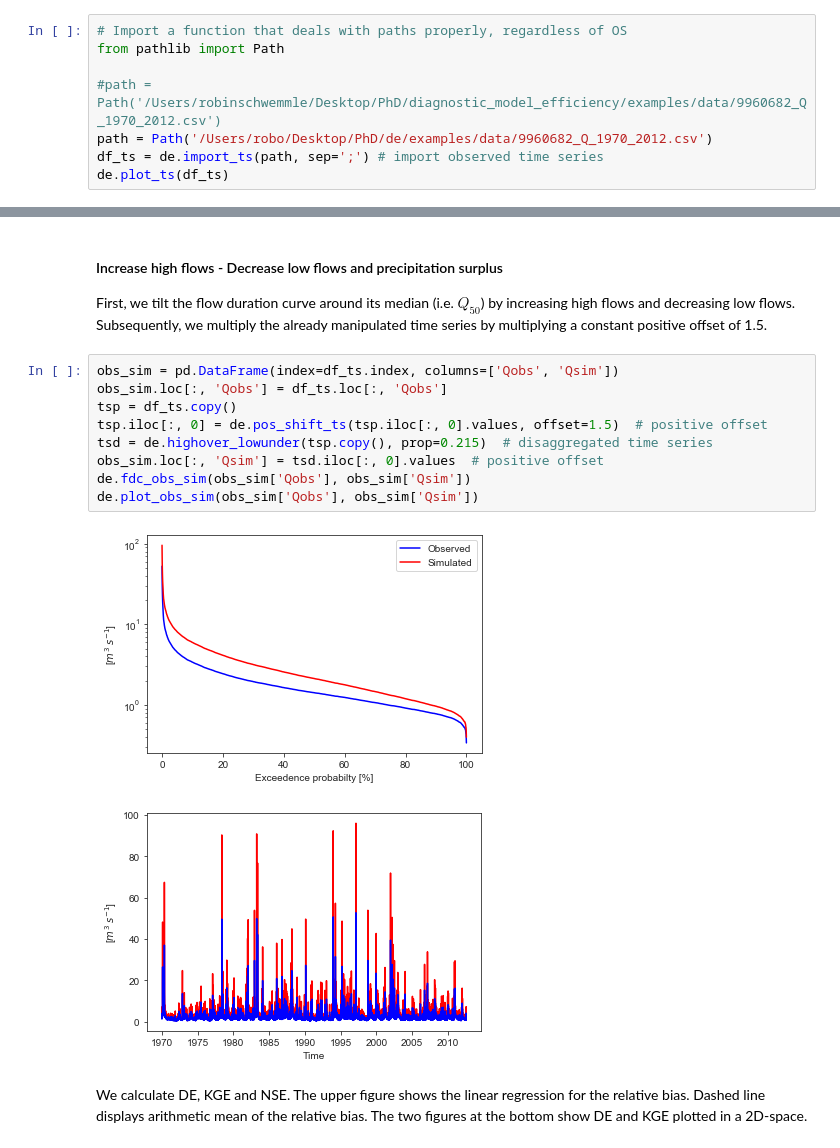
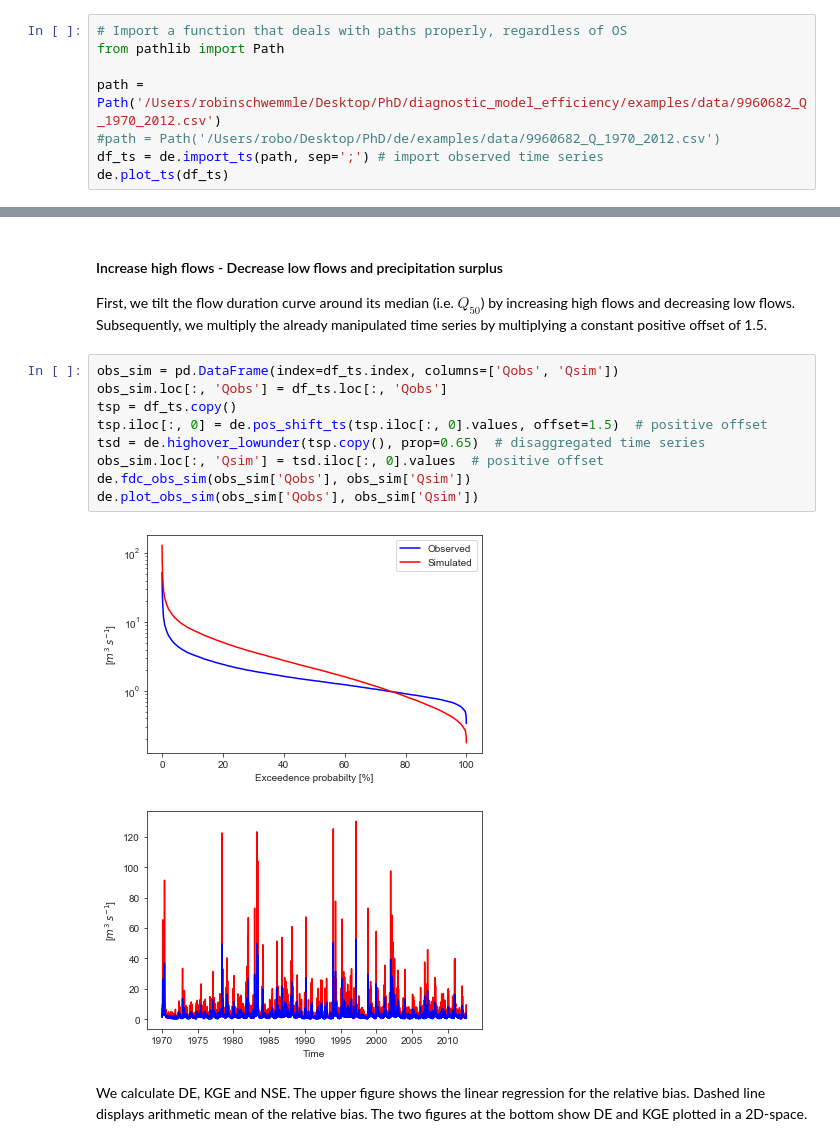
Before and after one commit to Hydrology-IFH/diag-eff, a Jupyter notebook: examples.ipynb, the cells around one changed output, grey strips where cells are left out. Saved outputs shown, nothing was run; the diff lists cells and outputs as text.

```diff
--- a/examples.ipynb
+++ b/examples.ipynb
@@ -45,8 +45,8 @@ First, we import a daily observed streamflow time series and plot the time serie
 # Import a function that deals with paths properly, regardless of OS
 from pathlib import Path
 
-#path = Path('/Users/robinschwemmle/Desktop/PhD/diagnostic_model_efficiency/examples/data/9960682_Q_1970_2012.csv')
-path = Path('/Users/robo/Desktop/PhD/de/examples/data/9960682_Q_1970_2012.csv')
+path = Path('/Users/robinschwemmle/Desktop/PhD/diagnostic_model_efficiency/examples/data/9960682_Q_1970_2012.csv')
+#path = Path('/Users/robo/Desktop/PhD/de/examples/data/9960682_Q_1970_2012.csv')
 df_ts = de.import_ts(path, sep=';') # import observed time series
 de.plot_ts(df_ts)
 # %% [output]
@@ -516,15 +470,15 @@ First, we tilt the flow duration curve around its median (i.e. $Q_{50}$) by incr
 # %%
 obs_sim = pd.DataFrame(index=df_ts.index, columns=['Qobs', 'Qsim'])
 obs_sim.loc[:, 'Qobs'] = df_ts.loc[:, 'Qobs']
 tsp = df_ts.copy()
 tsp.iloc[:, 0] = de.pos_shift_ts(tsp.iloc[:, 0].values, offset=1.5)  # positive offset
-tsd = de.highover_lowunder(tsp.copy(), prop=0.215)  # disaggregated time series
+tsd = de.highover_lowunder(tsp.copy(), prop=0.65)  # disaggregated time series
 obs_sim.loc[:, 'Qsim'] = tsd.iloc[:, 0].values  # positive offset
 de.fdc_obs_sim(obs_sim['Qobs'], obs_sim['Qsim'])
 de.plot_obs_sim(obs_sim['Qobs'], obs_sim['Qsim'])
 # %% [output]
-[figure, old version]
+[figure, new version]
-[figure, old version]
+[figure, new version]
 # %% [markdown]
 We calculate DE, KGE and NSE. The upper figure shows the linear regression for the relative bias. Dashed line displays arithmetic mean of the relative bias. The two figures at the bottom show DE and KGE plotted in a 2D-space.
 # %%
```
Also changed, not shown: parts of 31 cells of this notebook, 1 other file.
